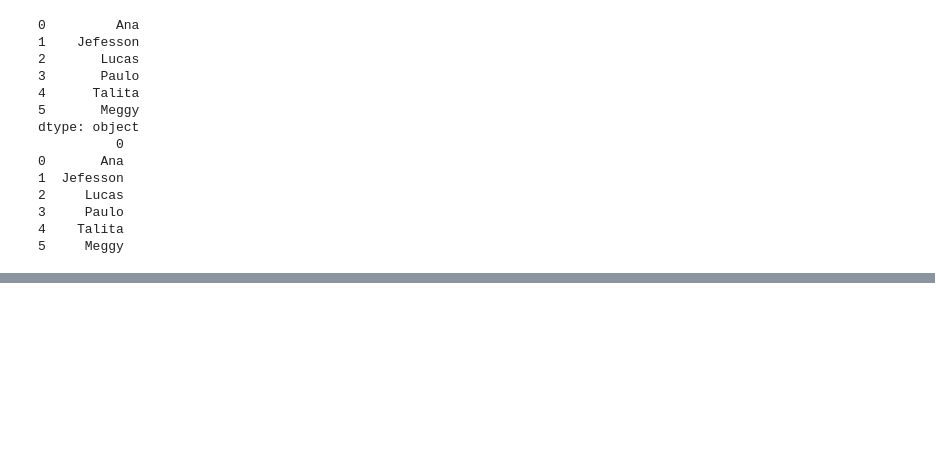
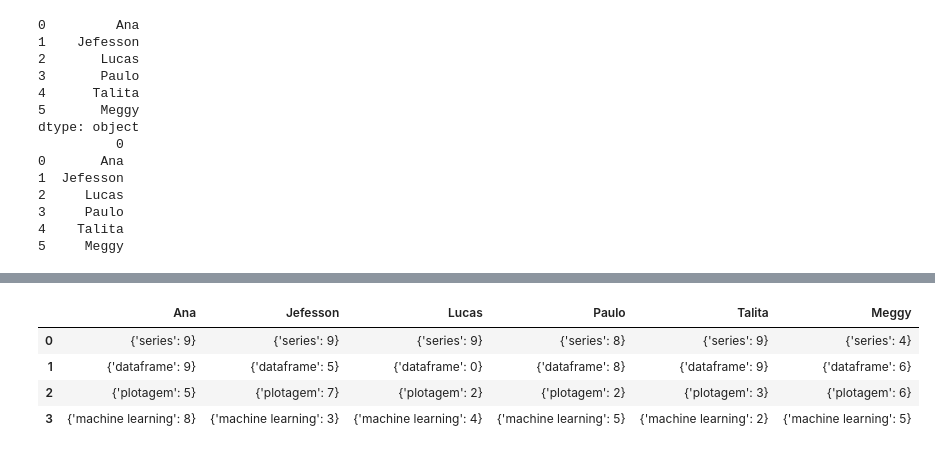
Before and after one commit to ElBulidur/t14241, a Jupyter notebook: aula_01/main.ipynb, the cells around one changed output, grey strips where cells are left out. Drawn from its saved outputs; the diff is of its cells as text; code cells hidden in the pictures; blank space fills up the shorter version.

Commit message:
fix: trabalhando com for, list, tuple, dict, series, dataframe

```diff
--- a/aula_01/main.ipynb
+++ b/aula_01/main.ipynb
@@ -63,0 +75,16 @@ dtype: object
+# %%
+alunos = ['Ana', 'Jefesson', 'Lucas', 'Paulo', 'Talita', 'Meggy']
+disciplinas = ['series', 'dataframe', 'plotagem', 'machine learning']
+
+notas = [] # [(0,1),(0,2)]
+
+# adicionando notas de 0 a 10 aleatorio aos alunos de acordo com as disciplinas
+# crie uma lista de tuplas contendo o index do aluno e sua notas referente a sua disciplina
+# from random import randint
+from numpy.random import randint # Gera numeros inteiros aleatoria
+
+for aluno in alunos: #
+    for disciplina in disciplinas:
+        notas.append((alunos.index(aluno), randint(0,10))) # (0, 0)
+
+notas
@@ -63,0 +109,12 @@ dtype: object
+# %%
+# adicionando notas de 0 a 10 aleatorio aos alunos de acordo com as disciplinas
+# Criei um dicionario com os nomes dos alunos e suas disciplinas com notas
+alunos_com_notas = {}
+
+for aluno in alunos:
+    alunos_com_notas[aluno] = []
+
+    for disciplina in disciplinas:
+        alunos_com_notas[aluno].append({disciplina:randint(0,10)})
+
+alunos_com_notas['Ana']
@@ -63,0 +135,10 @@ dtype: object
+# %%
+# Criando um dataframe
+df_alunos = pd.DataFrame(alunos_com_notas)
+df_alunos
+# %% [output]
+|  | Ana | Jefesson | Lucas | Paulo | Talita | Meggy |
+| 0 | {'series': 9} | {'series': 9} | {'series': 9} | {'series': 8} | {'series': 9} | {'series': 4} |
+| 1 | {'dataframe': 9} | {'dataframe': 5} | {'dataframe': 0} | {'dataframe': 8} | {'dataframe': 9} | {'dataframe': 6} |
+| 2 | {'plotagem': 5} | {'plotagem': 7} | {'plotagem': 2} | {'plotagem': 2} | {'plotagem': 3} | {'plotagem': 6} |
+| 3 | {'machine learning': 8} | {'machine learning': 3} | {'machine learning': 4} | {'machine learning': 5} | {'machine learning': 2} | {'machine learning': 5} |
```
Also changed, not shown: parts of 6 cells of this notebook.
